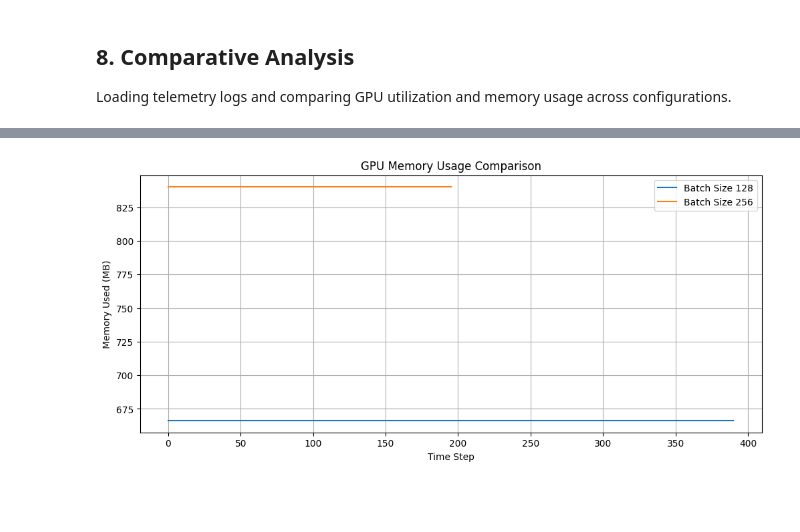
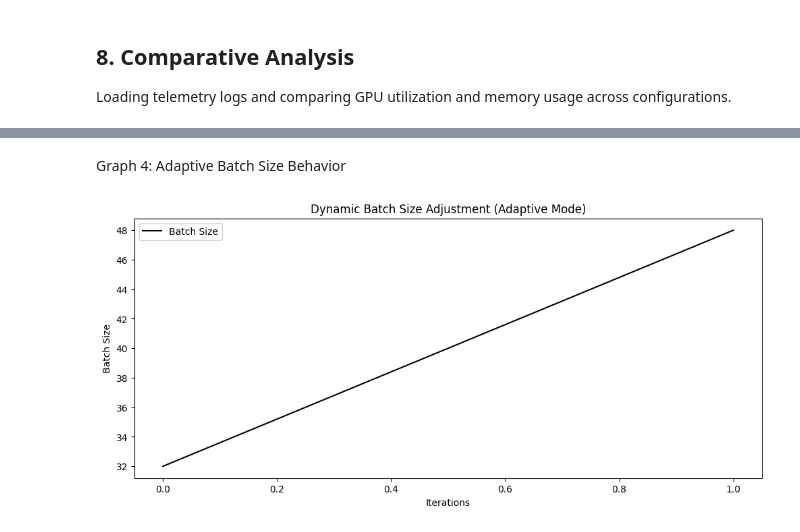
Before and after one commit to studentradhika/Adaptive-Behavioral-Intelligence-System-for-Resource-Utilization-Optimization, a Jupyter notebook: ABIS_RUU_Baseline_2__.ipynb, the cells around one changed output, grey strips where cells are left out. Saved outputs shown, nothing was run; the diff lists cells and outputs as text; code cells hidden in the pictures; blank space fills up the shorter version.

```diff
--- a/ABIS_RUU_Baseline_2__.ipynb
+++ b/ABIS_RUU_Baseline_2__.ipynb
@@ -222,15 +343,19 @@ plt.show()
-# %%
-plt.figure(figsize=(12,5))
-
-plt.plot(df_128["Memory_MB"], label="Batch Size 128")
-plt.plot(df_256["Memory_MB"], label="Batch Size 256")
-
-plt.title("GPU Memory Usage Comparison")
-plt.xlabel("Time Step")
-plt.ylabel("Memory Used (MB)")
-plt.legend()
-plt.grid(True)
-
-plt.show()
-# %% [output]
-[figure, removed]
+# %% [markdown]
+Graph 4: Adaptive Batch Size Behavior
+# %%
+# ===============================
+# Graph 4: Adaptive Batch Size Changes
+# ===============================
+
+plt.figure(figsize=(12,5))
+
+plt.plot(df_adaptive["Batch_Size"], label="Batch Size", color="black")
+
+plt.xlabel("Iterations")
+plt.ylabel("Batch Size")
+plt.title("Dynamic Batch Size Adjustment (Adaptive Mode)")
+plt.legend()
+
+plt.show()
+# %% [output]
+[figure, added]
```
Also changed, not shown: parts of 13 cells of this notebook.
